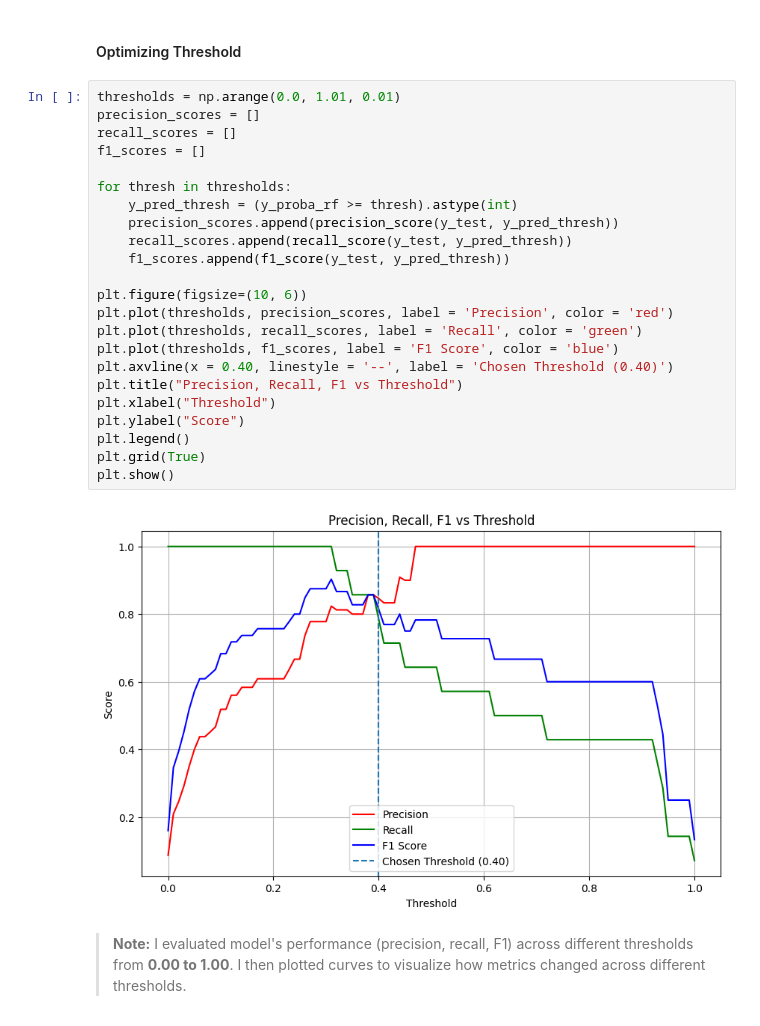
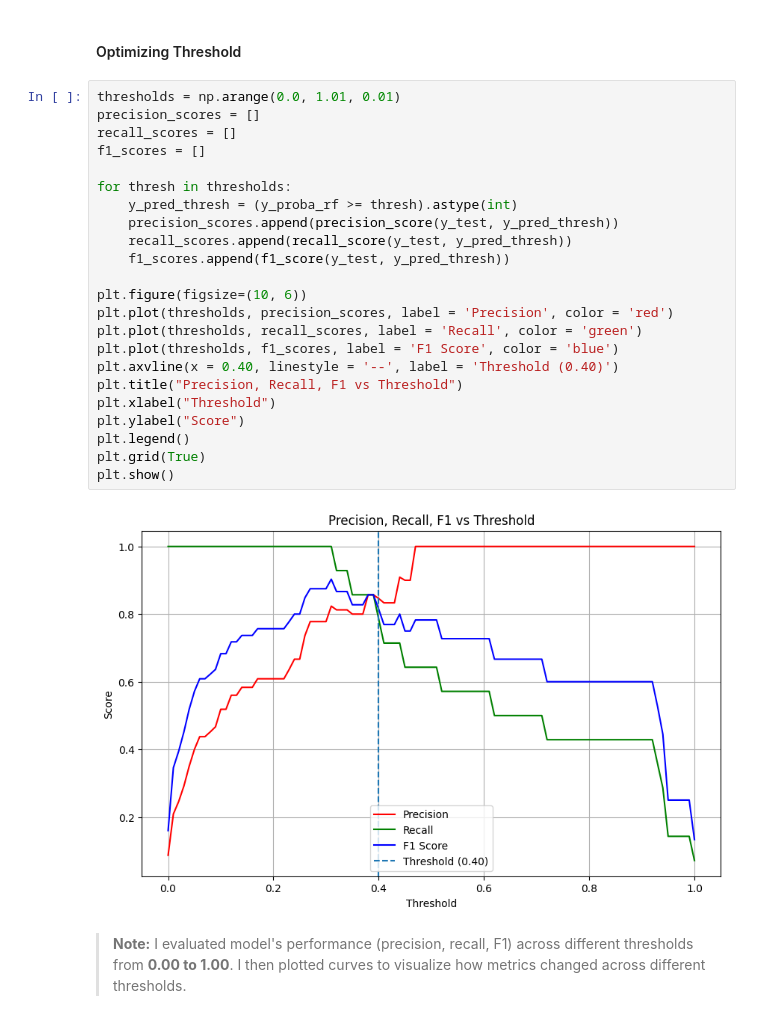
Before and after one commit to andresfigueroa282/Pokemon-Legendary-Classifier, a Jupyter notebook: Pokemon Portfolio Project/Pokemon Portfolio Project.ipynb, the cells around one changed output. Saved outputs shown, nothing was run; the diff lists cells and outputs as text.

```diff
--- a/Pokemon Portfolio Project/Pokemon Portfolio Project.ipynb
+++ b/Pokemon Portfolio Project/Pokemon Portfolio Project.ipynb
@@ -387,28 +387,28 @@ ROC AUC (RF): 0.9946550048590865
 # %%
 thresholds = np.arange(0.0, 1.01, 0.01)
 precision_scores = []
 recall_scores = []
 f1_scores = []
 
 for thresh in thresholds:
     y_pred_thresh = (y_proba_rf >= thresh).astype(int)
     precision_scores.append(precision_score(y_test, y_pred_thresh))
     recall_scores.append(recall_score(y_test, y_pred_thresh))
     f1_scores.append(f1_score(y_test, y_pred_thresh))
 
 plt.figure(figsize=(10, 6))
 plt.plot(thresholds, precision_scores, label = 'Precision', color = 'red')
 plt.plot(thresholds, recall_scores, label = 'Recall', color = 'green')
 plt.plot(thresholds, f1_scores, label = 'F1 Score', color = 'blue')
-plt.axvline(x = 0.40, linestyle = '--', label = 'Chosen Threshold (0.40)')
+plt.axvline(x = 0.40, linestyle = '--', label = 'Threshold (0.40)')
 plt.title("Precision, Recall, F1 vs Threshold")
 plt.xlabel("Threshold")
 plt.ylabel("Score")
 plt.legend()
 plt.grid(True)
 plt.show()
 # %% [output]
-[figure, old version]
+[figure, new version]
 # %% [markdown]
 > **Note:** I evaluated model's performance (precision, recall, F1) across different thresholds from **0.00 to 1.00**. I then plotted curves to visualize how metrics changed across different thresholds.
 # %%
```
Also changed, not shown: parts of 16 cells of this notebook.
